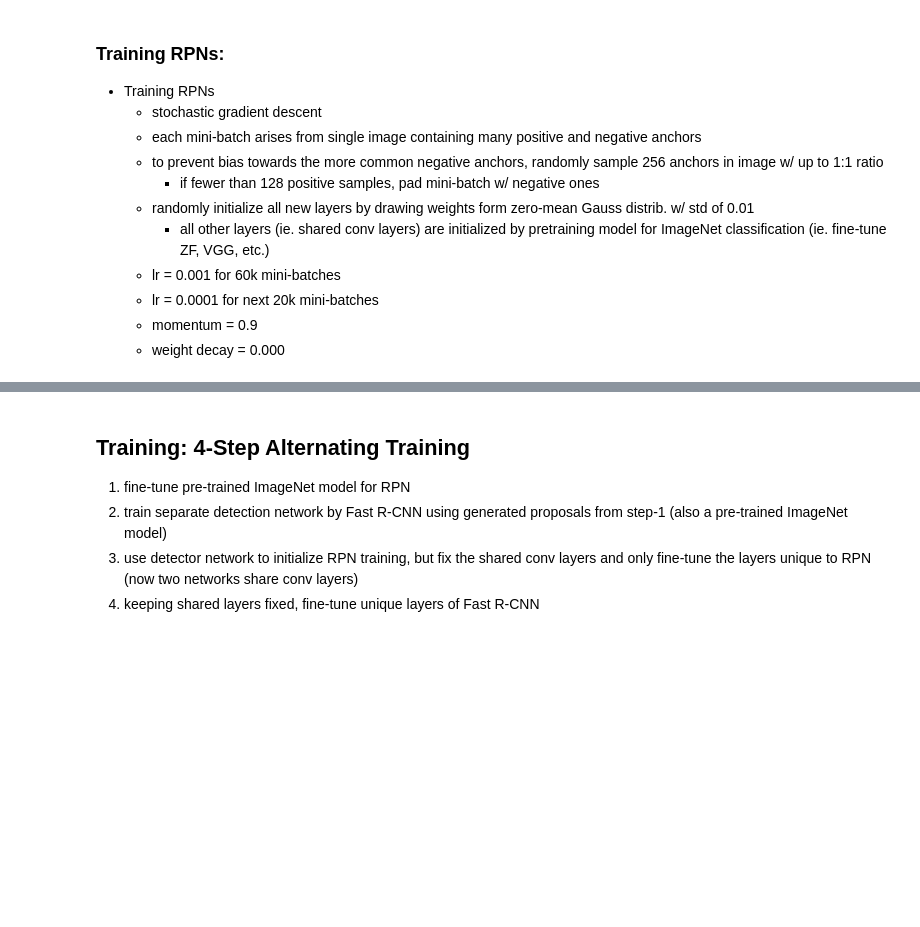
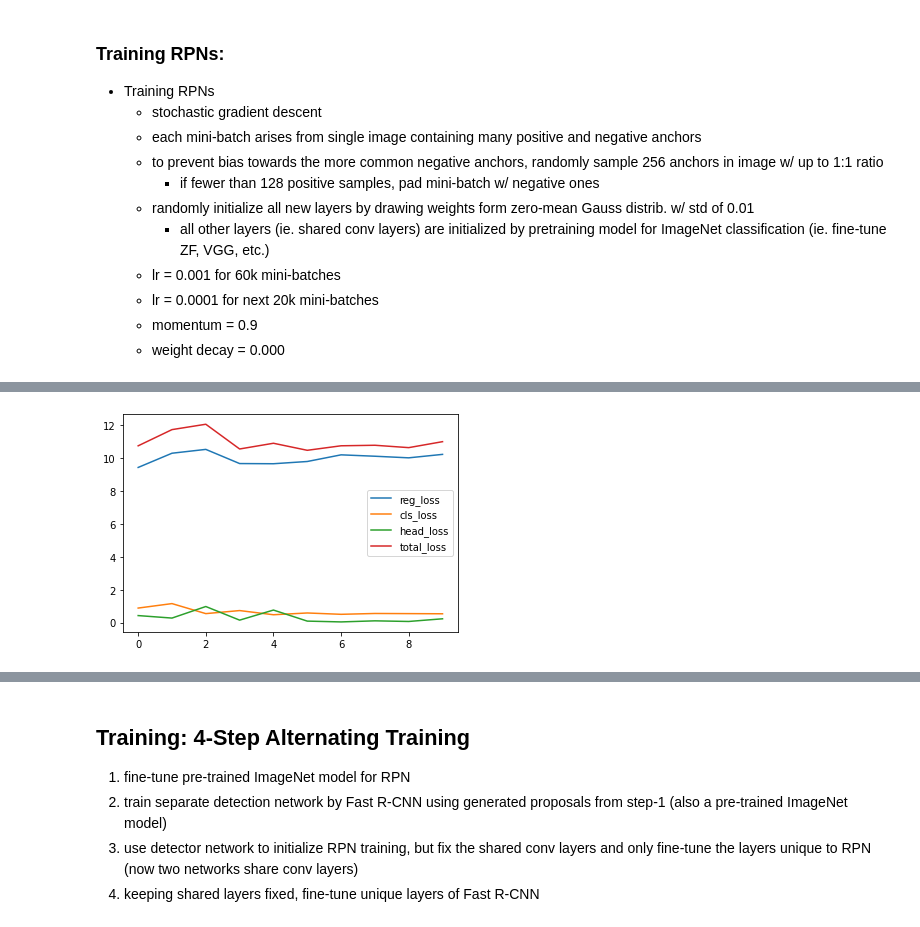
Before and after one commit to stanfidb/models, a Jupyter notebook: FasterRCNN.ipynb, the cells around one changed output, grey strips where cells are left out. Drawn from its saved outputs; the diff is of its cells as text; code cells hidden in the pictures; blank space fills up the shorter version.

```diff
--- a/FasterRCNN.ipynb
+++ b/FasterRCNN.ipynb
@@ -666,7 +666,8 @@ TensorShape([10, 64])
 ### Classifier
 # %%
 inputs = keras.Input(shape=(64))
-output = layers.Dense(1000, activation="softmax")(inputs)
+# 20 classes in VOC
+output = layers.Dense(20, activation="softmax")(inputs)
 # Note: could also include an additional bbox regressor
 #   as is the case in Fast RCNN
 headclassifier = keras.Model(inputs=inputs, outputs=output)
@@ -706,6 +710,24 @@ class FasterRCNN(keras.Model):
         self.rpn = RPN()
         self.roipool = RoIPool()
         self.headclassifier = headclassifier
+
+    def call(self, data):
+        # data -- {"bboxes":..., "image":..., "labels":...}
+        # input_image :: (1, img_H, imgW, 3)
+        input_image = data["image"][tf.newaxis,...]
+        # features :: (1, feat_H, feat_W, 512)
+        features = self.base(input_image)
+        # reg :: (feat_H, feat_W, k, 4)
+        # cls :: (feat_H, feat_W, k, 2)
+        reg, cls = self.rpn(features)
+        pos_reg = tf.gather_nd(reg, tf.where(cls[..., 0] > 0.5))
+        # roifeaturevectors
+        roifeaturevectors = self.roipool([features, pos_reg])
+        # classpreds
+        class_preds = self.headclassifier(roifeaturevectors)
+
+        return pos_reg, class_preds
+
 
     # TODO: Figure out call/train_step divisions
     #   - ie. most efficient spot for loss calc.
@@ -724,8 +746,8 @@ class FasterRCNN(keras.Model):
         features = self.base(input_image)
 
         with tf.GradientTape() as tape:
-            # reg :: (feat_H, feat_W, 9, 4)
-            # cls :: (feat_H, feat_W, 9, 2)
+            # reg :: (feat_H, feat_W, k, 4)
+            # cls :: (feat_H, feat_W, k, 2)
             reg, cls = self.rpn(features)
 
             # Get proposed bboxes and losses
@@ -815,4 +837,4 @@ for data in train_ds.take(3):
 # %%
 fasterrcnn = FasterRCNN()
 fasterrcnn.compile(optimizer="adam")
-history = fasterrcnn.fit(train_ds, epochs=1)
+history = fasterrcnn.fit(train_ds, epochs=10)
@@ -818,0 +862,9 @@ history = fasterrcnn.fit(train_ds, epochs=1)
+# %%
+def plot_history(history):
+    for name,vals in history.history.items():
+        plt.plot(vals, label=name)
+    plt.legend()
+# %%
+plot_history(history)
+# %% [output]
+[figure, added]
```
Also changed, not shown: parts of 14 cells of this notebook.
